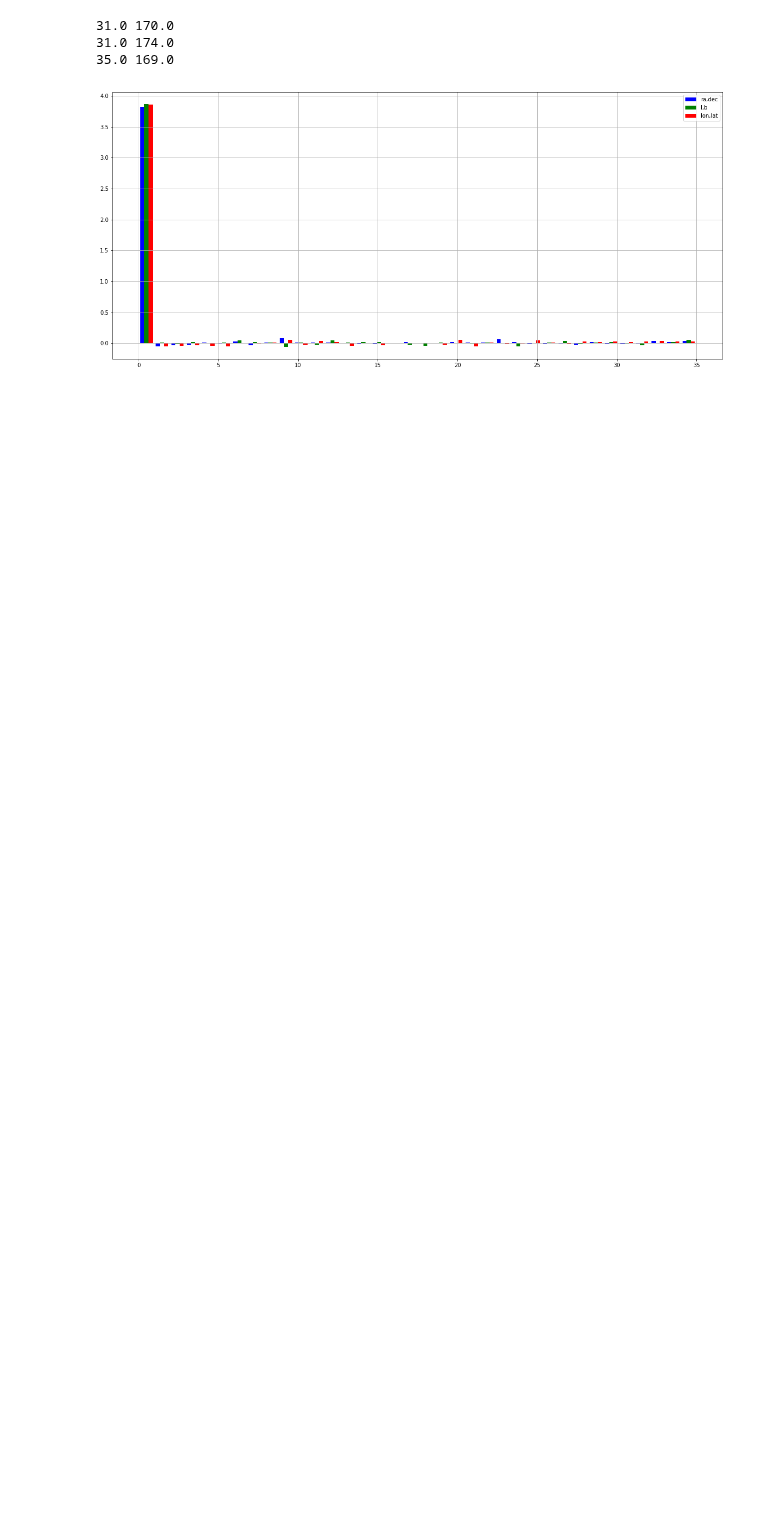
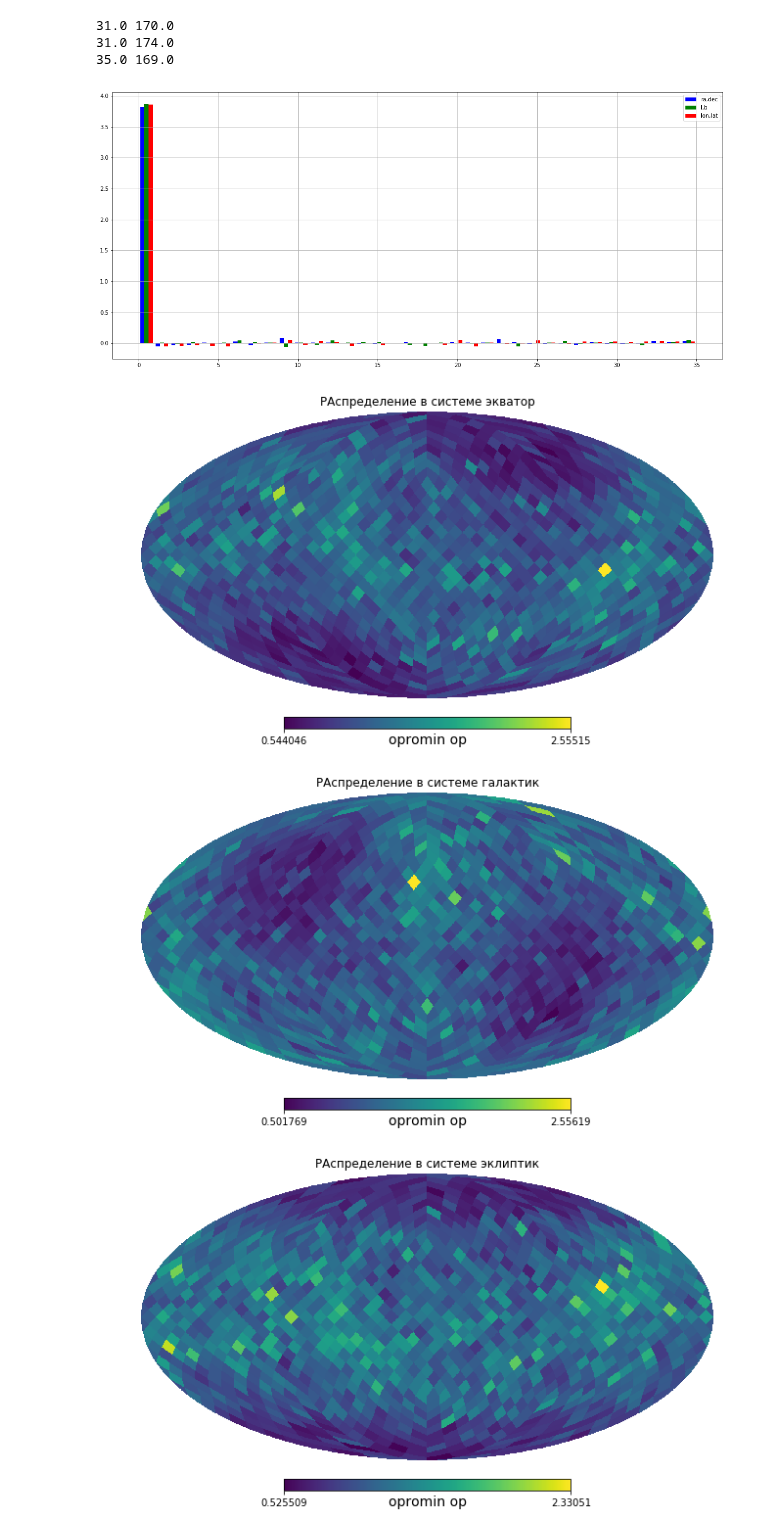
Before and after one commit to paantya/gaialib, a Jupyter notebook: d2018_sf.ipynb, the cells around one changed output. Drawn from its saved outputs; the diff is of its cells as text; code cells hidden in the pictures; blank space fills up the shorter version.

```diff
--- a/d2018_sf.ipynb
+++ b/d2018_sf.ipynb
@@ -454,3 +459,17 @@ plt.legend(prop={'size': 10})
 plt.grid()
 # %% [output]
 [figure]
+# %%
+
+NSIDE = 10
+
+m = np.arange(hp.nside2npix(NSIDE))
+#hp.mollview(m)#, nest=True, title="Mollview image NESTED")
+import random
+hp.mollview(np.array(Y0),title = 'РАспределение в системе экватор',unit='opromin op',xsize = 1600)
+hp.mollview(np.array(Y1),title = 'РАспределение в системе галактик',unit='opromin op',xsize = 1600)
+hp.mollview(np.array(Y2),title = 'РАспределение в системе эклиптик',unit='opromin op',xsize = 1600)
+# %% [output]
+[figure, added]
+[figure, added]
+[figure, added]
```
Also changed, not shown: parts of 4 cells of this notebook.
